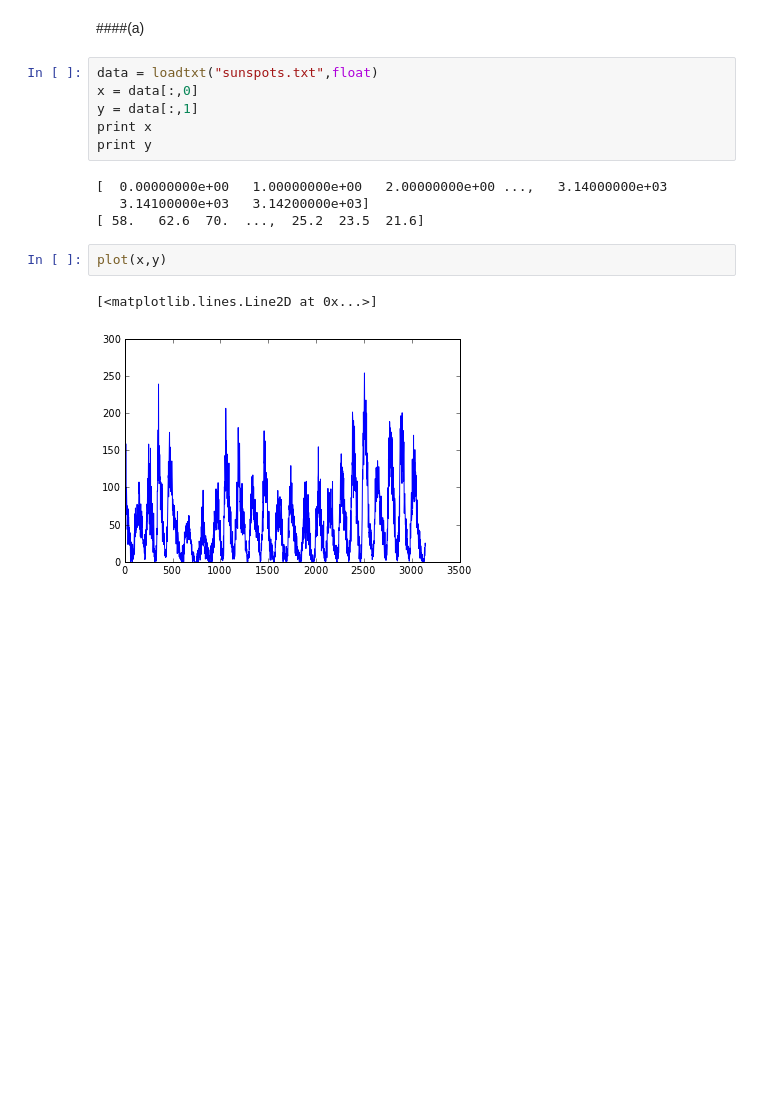
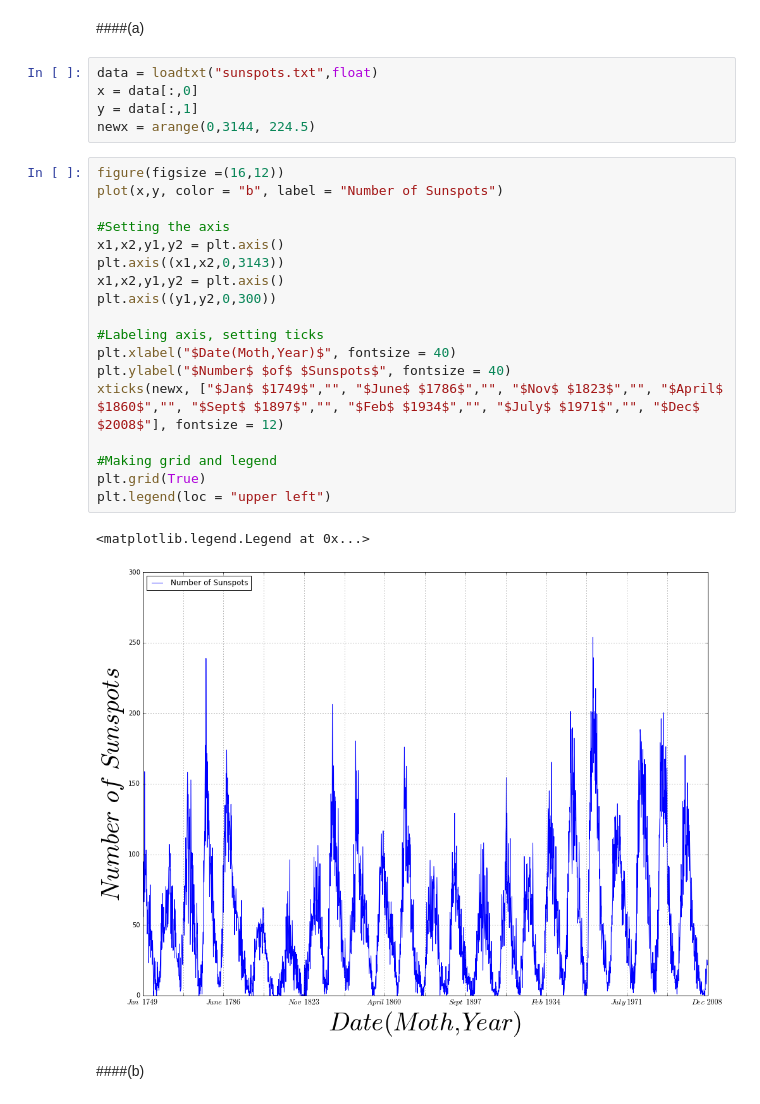
Before and after one commit to wsnyderPHYS202/PHYS202-S13, a Jupyter notebook: Week3/GraphicsEx2.ipynb, the cells around one changed output. Saved outputs shown, nothing was run; the diff lists cells and outputs as text; blank space fills up the shorter version.

Commit message:
Updating GraphEx2

```diff
--- a/Week3/GraphicsEx2.ipynb
+++ b/Week3/GraphicsEx2.ipynb
@@ -70,14 +70,27 @@ plt.legend(loc = "best")
 data = loadtxt("sunspots.txt",float)
 x = data[:,0]
 y = data[:,1]
-print x
-print y
+newx = arange(0,3144, 224.5)
-# %% [output]
-[  0.00000000e+00   1.00000000e+00   2.00000000e+00 ...,   3.14000000e+03
-   3.14100000e+03   3.14200000e+03]
-[ 58.   62.6  70.  ...,  25.2  23.5  21.6]
-# %%
-plot(x,y)
-# %% [output]
-[<matplotlib.lines.Line2D at 0x...>]
-[figure, removed]
+# %%
+figure(figsize =(16,12))
+plot(x,y, color = "b", label = "Number of Sunspots")
+
+#Setting the axis
+x1,x2,y1,y2 = plt.axis()
+plt.axis((x1,x2,0,3143))
+x1,x2,y1,y2 = plt.axis()
+plt.axis((y1,y2,0,300))
+
+#Labeling axis, setting ticks
+plt.xlabel("$Date(Moth,Year)$", fontsize = 40)
+plt.ylabel("$Number$ $of$ $Sunspots$", fontsize = 40)
+xticks(newx, ["$Jan$ $1749$","", "$June$ $1786$","", "$Nov$ $1823$","", "$April$ $1860$","", "$Sept$ $1897$","", "$Feb$ $1934$","", "$July$ $1971$","", "$Dec$ $2008$"], fontsize = 12)
+
+#Making grid and legend
+plt.grid(True)
+plt.legend(loc = "upper left")
+# %% [output]
+<matplotlib.legend.Legend at 0x...>
+[figure, added]
+# %% [markdown]
+####(b)
```
Also changed, not shown: parts of 8 cells of this notebook.
